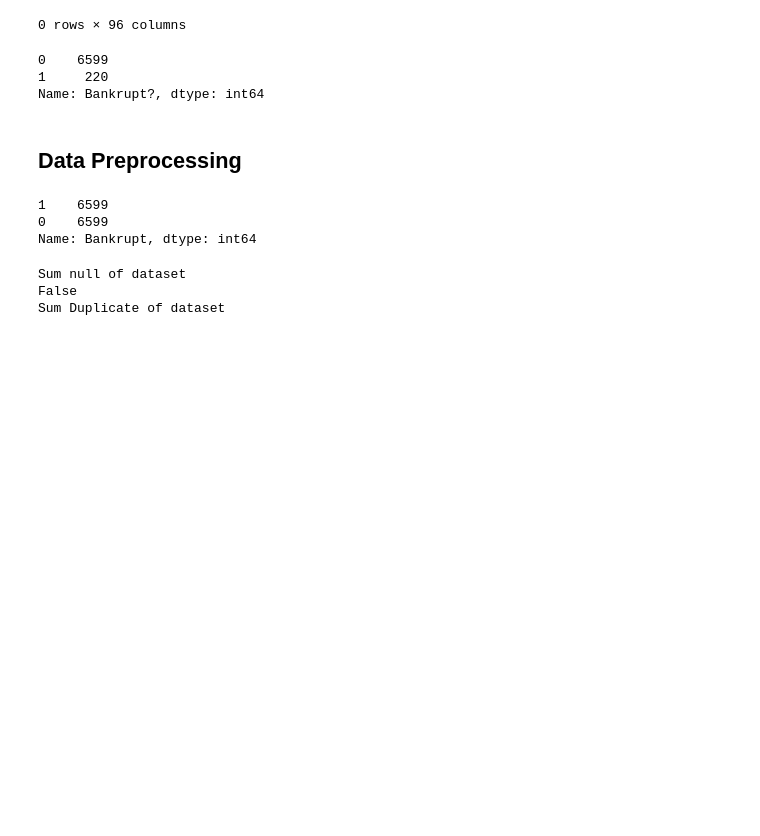
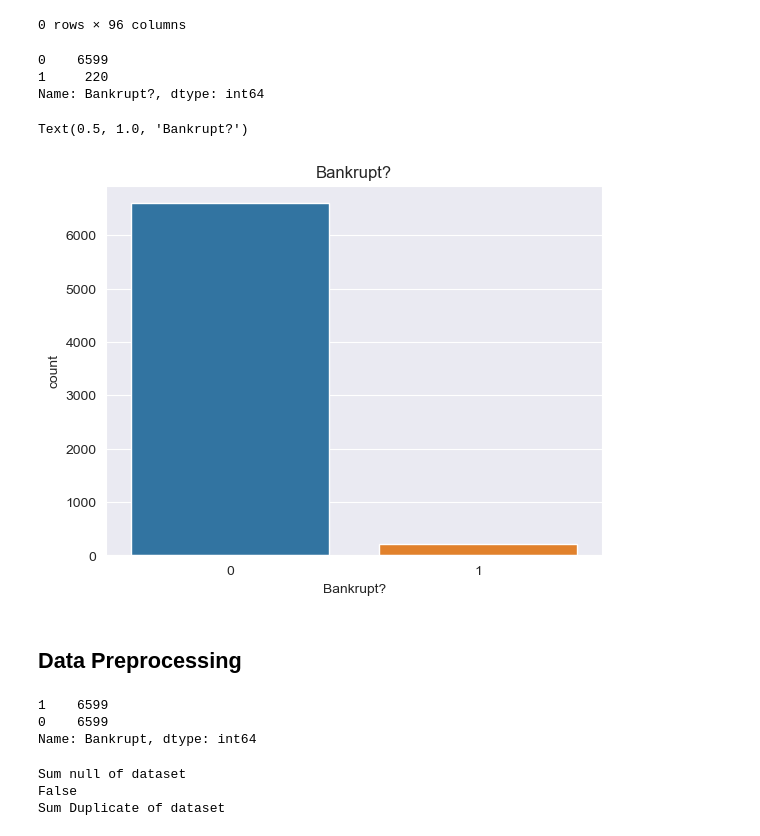
Before and after one commit to ehsanap7/kaggle, a Jupyter notebook: bankrupt.ipynb, the cells around one changed output. Cells and saved outputs as stored; diff of their text form; code cells hidden in the pictures; blank space fills up the shorter version.

Commit message:
Bankrupt final.

```diff
--- a/bankrupt.ipynb
+++ b/bankrupt.ipynb
@@ -57,6 +57,12 @@ df['Bankrupt?'].value_counts()
 0    6599
 1     220
 Name: Bankrupt?, dtype: int64
+# %%
+sns.countplot(x = df['Bankrupt?'])
+plt.title('Bankrupt?')
+# %% [output]
+Text(0.5, 1.0, 'Bankrupt?')
+[figure, added]
 # %% [markdown]
 ## Data Preprocessing
 # %%
```
Also changed, not shown: 1 other file.
